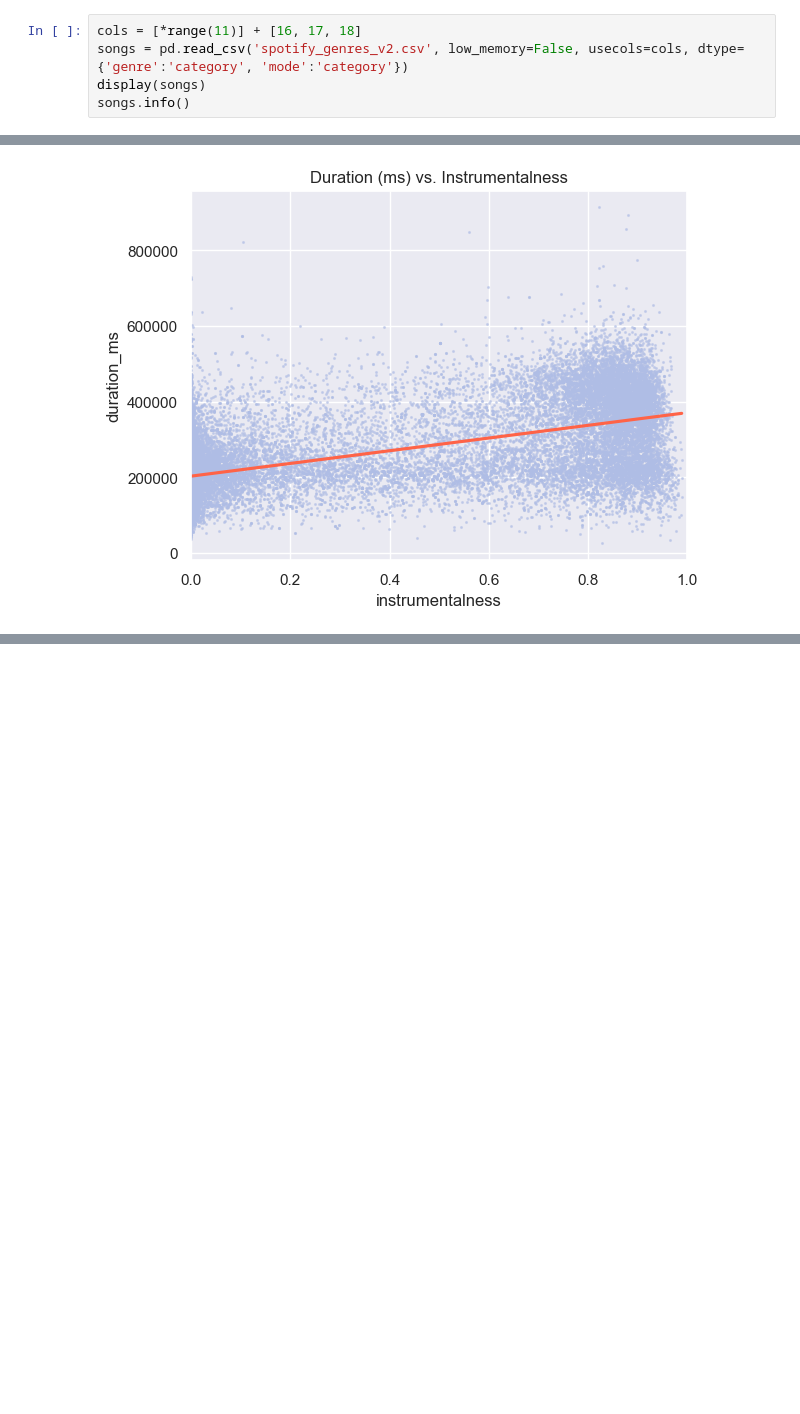
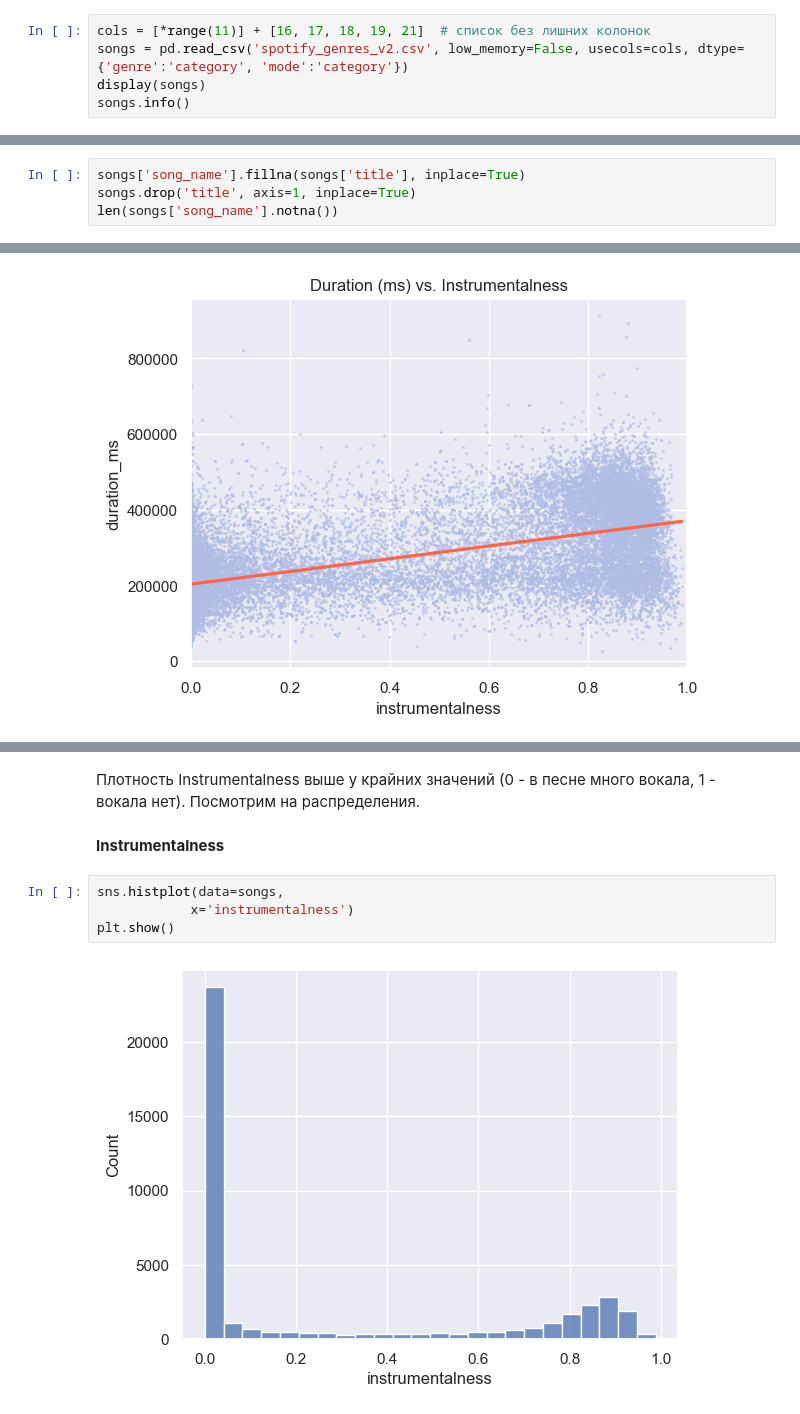
Before and after one commit to ekhavronina/data_analytics, a Jupyter notebook: spotify_songs.ipynb, the cells around one changed output, grey strips where cells are left out. Cells and saved outputs as stored; diff of their text form; blank space fills up the shorter version.

```diff
--- a/spotify_songs.ipynb
+++ b/spotify_songs.ipynb
@@ -9,7 +9,7 @@ from statsmodels.formula.api import ols
 # %% [markdown]
 Загружаем данные
 # %%
-cols = [*range(11)] + [16, 17, 18]
+cols = [*range(11)] + [16, 17, 18, 19, 21]  # список без лишних колонок
 songs = pd.read_csv('spotify_genres_v2.csv', low_memory=False, usecols=cols, dtype={'genre':'category', 'mode':'category'})
 display(songs)
 songs.info()
@@ -46,0 +51,4 @@ memory usage: 4.0 MB
+# %%
+songs['song_name'].fillna(songs['title'], inplace=True)
+songs.drop('title', axis=1, inplace=True)
+len(songs['song_name'].notna())
@@ -206,0 +296,11 @@ plt.show()
+# %% [markdown]
+Плотность Instrumentalness выше у крайних значений (0 - в песне много вокала, 1 - вокала нет). Посмотрим на распределения.
+# %% [markdown]
+
+<b>Instrumentalness</b>
+# %%
+sns.histplot(data=songs,
+            x='instrumentalness')
+plt.show()
+# %% [output]
+[figure, added]
```
Also changed, not shown: parts of 25 cells of this notebook.
